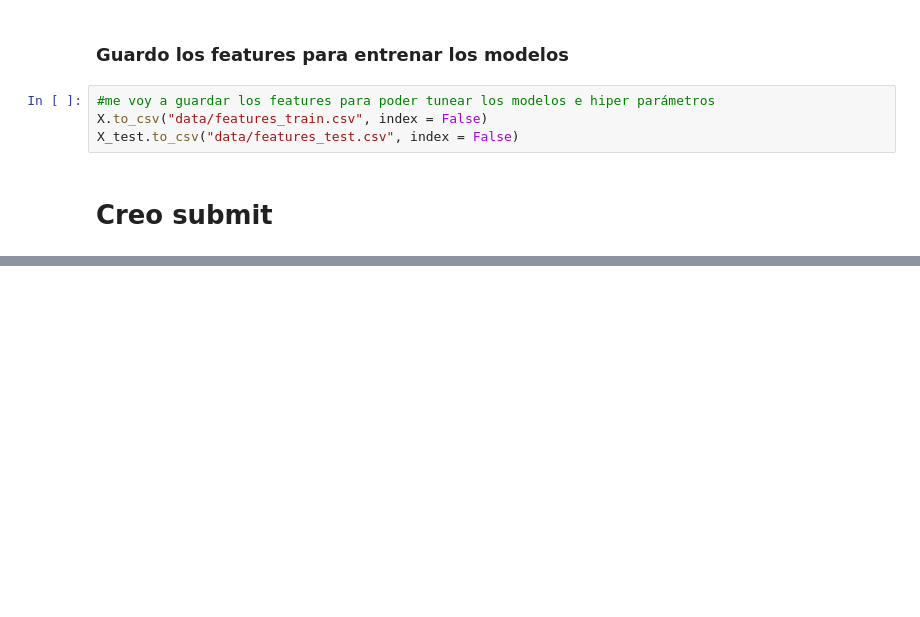
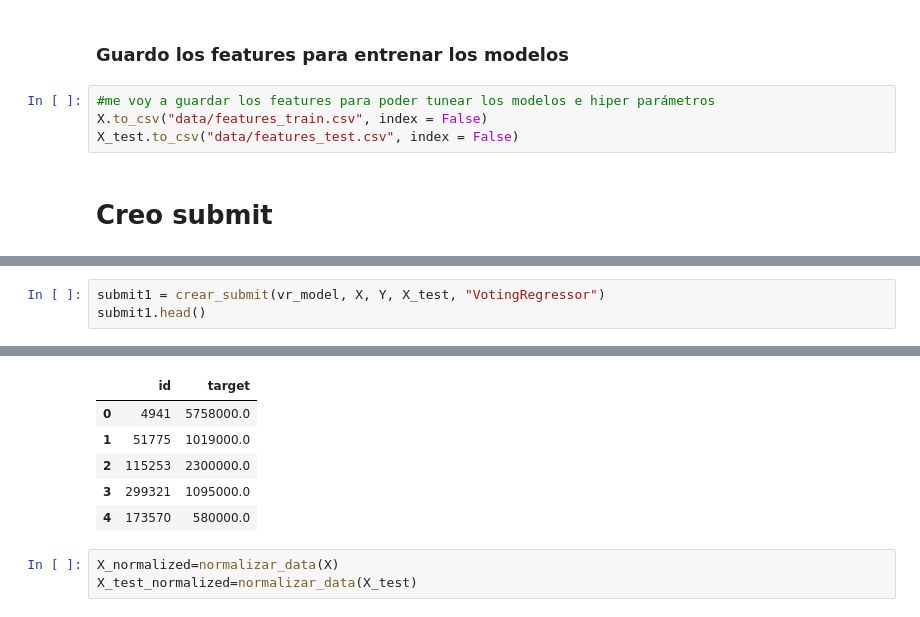
Before and after one commit to luctiz/Grupo43-TP2, a Jupyter notebook: TP2.ipynb, the cells around one changed output, grey strips where cells are left out. Drawn from its saved outputs; the diff is of its cells as text; blank space fills up the shorter version.

```diff
--- a/TP2.ipynb
+++ b/TP2.ipynb
@@ -478,0 +501,4 @@ submit1.head()
+# %%
+submit1 = crear_submit(vr_model, X, Y, X_test, "VotingRegressor")
+submit1.head()
+# %% [output]
@@ -478,0 +506,9 @@ submit1.head()
+|  | id | target |
+| 0 | 4941 | 5758000.0 |
+| 1 | 51775 | 1019000.0 |
+| 2 | 115253 | 2300000.0 |
+| 3 | 299321 | 1095000.0 |
+| 4 | 173570 | 580000.0 |
+# %%
+X_normalized=normalizar_data(X)
+X_test_normalized=normalizar_data(X_test)
```
Also changed, not shown: parts of 17 cells of this notebook, 1 other file.
